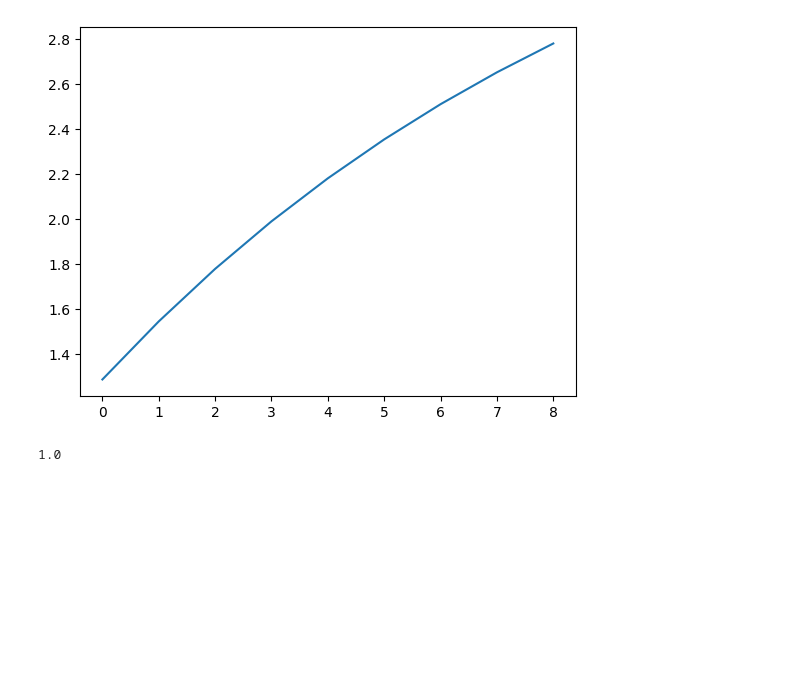
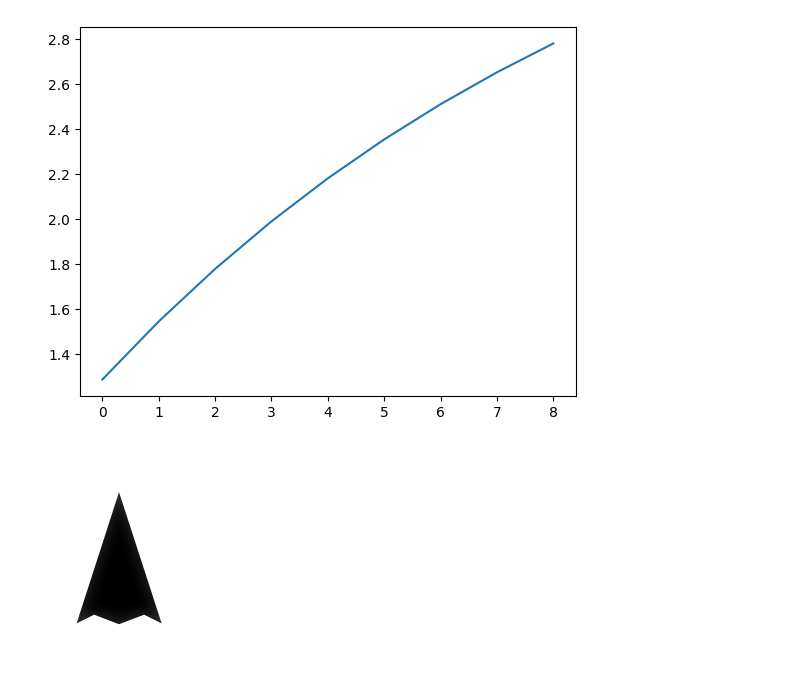
Before and after one commit to xe-hun/Asteroids, a Jupyter notebook: test_ground.ipynb, the cells around one changed output. Cells and saved outputs as stored; diff of their text form; code cells hidden in the pictures; blank space fills up the shorter version.

```diff
--- a/test_ground.ipynb
+++ b/test_ground.ipynb
@@ -239,7 +239,3 @@ plt.plot(k)
 plt.show()
 # %% [output]
 [figure]
-# %%
-float(True)
-# %% [output]
-1.0
@@ -245,0 +407,8 @@ float(True)
+# %%
+
+input_image = 'test_pic_1.png'
+output_image = 'test_pic_glow.png'
+
+add_glow5(input_image, output_image, glow_amount=4)
+# %% [output]
+[figure, added]
```
Also changed, not shown: parts of 2 cells of this notebook, 10 other files.
